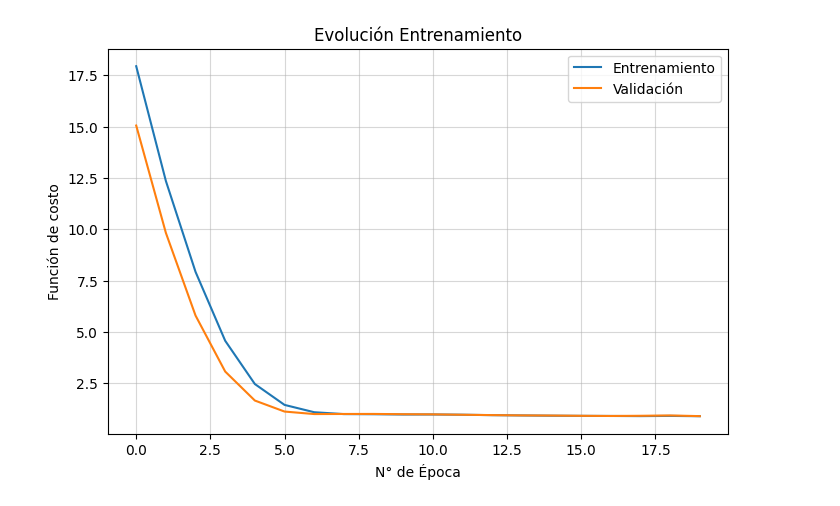
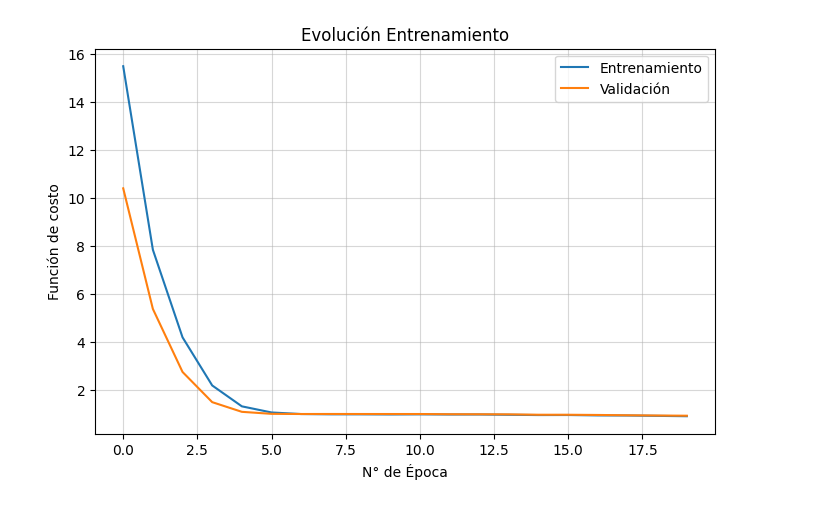
Before and after one commit to SapoPy/t2-SER, a Jupyter notebook: train mel.ipynb, the cells around one changed output. Saved outputs shown, nothing was run; the diff lists cells and outputs as text; code cells hidden in the pictures.

Commit message:
8 Entrenamientos difernetes

```diff
--- a/train mel.ipynb
+++ b/train mel.ipynb
@@ -102,64 +91,31 @@ Modelo guardado en epoca 20
 # %%
-device = torch.device('cuda' if torch.cuda.is_available() else 'cpu')
-# modelo
-model = MelTransformer(D_pos_emb=50, nhead=2).to(device)
 
-# hiperparámetros
-learning_rate = 1e-4
-batch_size = 64
-epochs = 20
+model, train_loss, val_loss, best_vloss = train_model(
+    model_class=MelTransformer,
 
-# nombre de archivo con parametros
-parameters_file = 'MelTransformer_params_50_2.pt'
+    model_params={
+        "D_pos_emb": 50,
+        "nhead": 5
+    },
 
-# funcion de perdida
-loss_fn = nn.MSELoss()
+    train_dataset=train_transformer_dataset,
+    val_dataset=val_transformer_dataset,
 
-# optimizador
-optimizer = torch.optim.Adam(model.parameters(), lr=learning_rate)
+    learning_rate=learning_rate,
+    batch_size=batch_size,
+    epochs=epochs,
 
-# dataloaders
-train_dataloader = DataLoader(train_transformer_dataset, batch_size=batch_size, shuffle=True)
-val_dataloader = DataLoader(val_transformer_dataset, batch_size=batch_size, shuffle=True)
+    loss_fn=loss_fn,
 
-# listas para almacenar la evolución del loss en train y validacion
-train_loss_evol = []
-val_loss_evol = []
+    optimizer_class=optimizer,
 
-# se inicializan variables del entrenamiento
-best_vloss = np.inf
+    optimizer_params={
+        # Por ejemplo:
+        # "weight_decay": 1e-4
+    },
 
-# loop de entrenamiento
-for epoch in range(epochs):
-    print(f'Época: {epoch + 1}')
+    parameters_file='transformer/MelTransformer_params_50_5.pt',
 
-    # se realiza el entrenamiento
-    model.train()
-    avg_loss = train_one_epoch(model, train_dataloader, optimizer, loss_fn, device)
-
-    # se evalua el modelo en validacion
-    model.eval()
-    avg_vloss = get_val_loss(model, val_dataloader, loss_fn, device)
-
-    # se guardan e imprimen los loss de entrenamiento y validacion
-    train_loss_evol.append(avg_loss)
-    val_loss_evol.append(avg_vloss)
-    print(f'LOSS train {avg_loss} valid {avg_vloss}')
-
-    # se guarda el mejor modelo considerando la loss en validacion
-    if avg_vloss < best_vloss:
-        best_vloss = avg_vloss
-        # se guardan los parametros con menor loss en validacion
-        torch.save(model.state_dict(), parameters_file)
-        print(f'Modelo guardado en epoca {epoch+1}')
-
-# se grafica la evolucion de la funcion de costo a lo largo de las epocas
-fig, ax = plt.subplots(figsize=(8,5))
-
-ax.plot(train_loss_evol, label = 'Entrenamiento')
-ax.plot(val_loss_evol, label = 'Validación')
-ax.set(xlabel='N° de Época', ylabel='Función de costo', title='Evolución Entrenamiento')
-ax.grid(alpha = 0.5)
-ax.legend()
-plt.show()
+    plot=True
+)
 # %% [output]
@@ -183,2 +139,2 @@ Modelo guardado en epoca 20
-[figure, old version]
+[figure, new version]
 # %%
```
Also changed, not shown: parts of 6 cells of this notebook, 19 other files.
